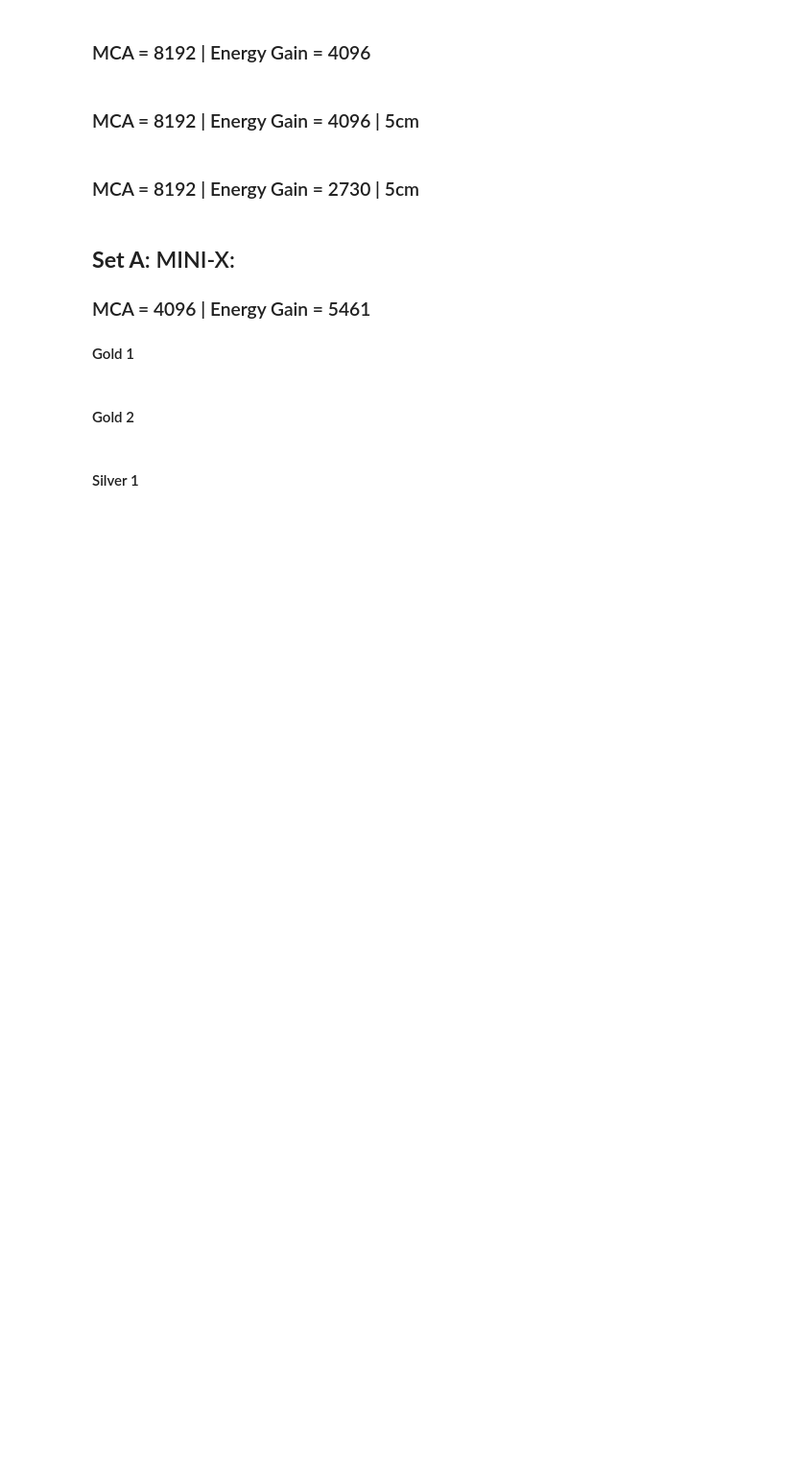
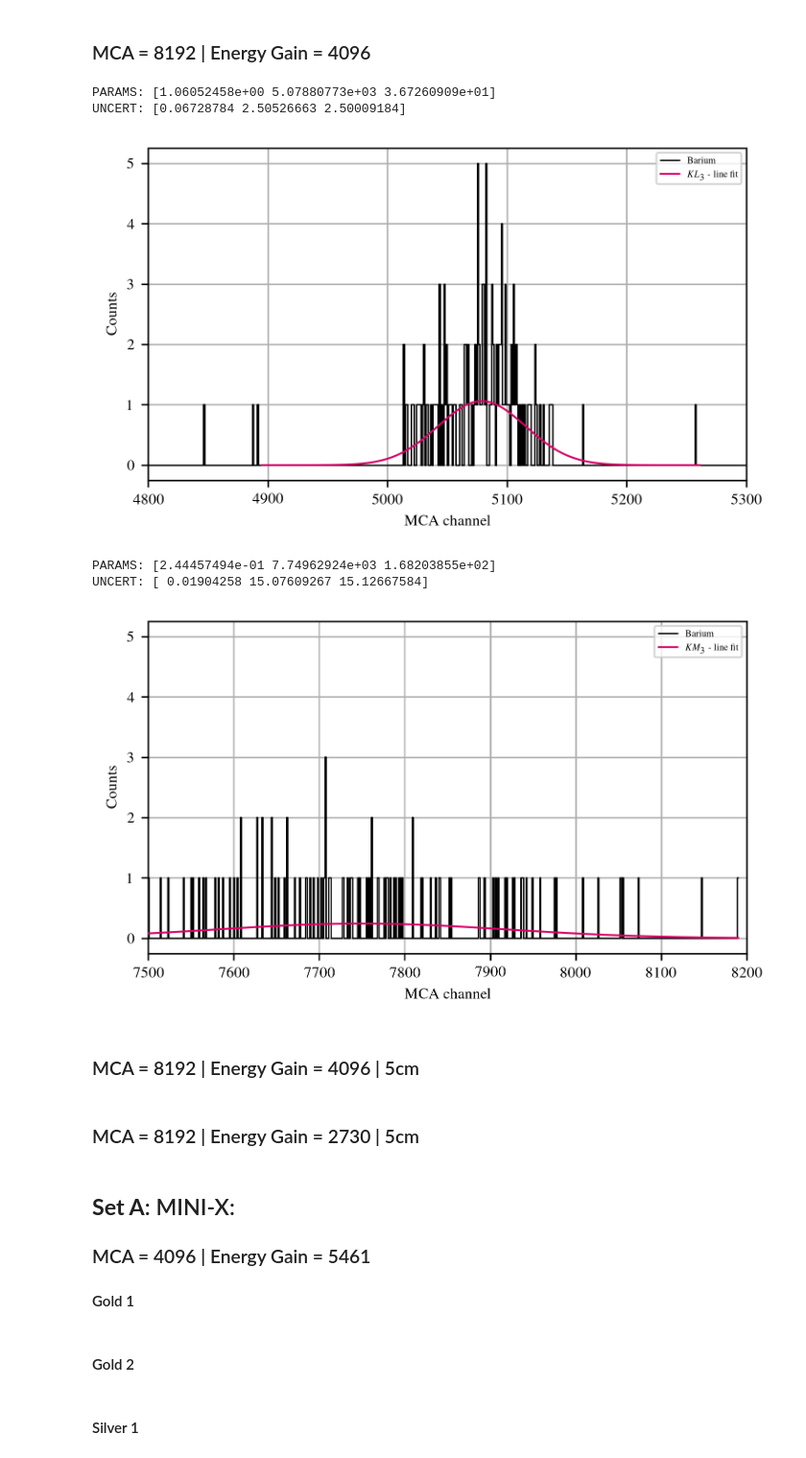
Before and after one commit to SirPhoenix007/IBA-Bonn, a Jupyter notebook: Study_2602_PIXEDetector/PIXE_results.ipynb, the cells around one changed output. Shown at 96% size. Drawn from its saved outputs; the diff is of its cells as text; code cells hidden in the pictures; blank space fills up the shorter version.

```diff
--- a/Study_2602_PIXEDetector/PIXE_results.ipynb
+++ b/Study_2602_PIXEDetector/PIXE_results.ipynb
@@ -370,7 +377,7 @@ all_peaks_one_measurement(file = file_to_analyze_Mo, peaks = init_val, xlim=xlim
 ### MCA = 8192 | Energy Gain = 4096
 # %%
 #------------ Terbium ------------#
-file_to_analyze_Tb = './/2026_02_27//20260227-144113.vspc'
+file_to_analyze_Tb = './/collected_data//2026_02_27//20260227-144113.vspc'
 
 init_val1 = [[6,6900,20], [12,7050,20], [4,7900,10]]
 init_val2 = [[10,980,8], [12,1100,8,4,1160,6]]
@@ -379,16 +386,16 @@ xlim2 = [900,1300]
 ylim1 = []
 ylim2 = []
 info1 = ['Terbium', '$KL_3$', '$KL_2$', '$KM_3$']
-info2 = ['Terbium', '$L_3M_5$', '$L_2M_4 + L_3N_5$']
+info2 = ['Terbium', '$L_3M_5$', '$L_2M_4 + L_1M_3$']
 gauss1 = ['single', 'single', 'single']
 gauss2 = ['single', 'double']
 
-all_peaks_one_measurement(file = file_to_analyze_Tb, peaks = init_val1, xlim=xlim1, ylim=ylim1, info=info1, col_flag=False, identifier='1', gauss_ident=gauss1)
-all_peaks_one_measurement(file = file_to_analyze_Tb, peaks = init_val2, xlim=xlim2, ylim=ylim2, info=info2, col_flag=False, identifier='2', gauss_ident=gauss2)
+# all_peaks_one_measurement(file = file_to_analyze_Tb, peaks = init_val1, xlim=xlim1, ylim=ylim1, info=info1, col_flag=False, identifier='1', gauss_ident=gauss1)
+# all_peaks_one_measurement(file = file_to_analyze_Tb, peaks = init_val2, xlim=xlim2, ylim=ylim2, info=info2, col_flag=False, identifier='2', gauss_ident=gauss2)
 # ------------ Terbium------------#
 
 #------------ Barium ------------#
-file_to_analyze_Ba = './/2026_02_27//20260227-142643.vspc'
+file_to_analyze_Ba = './/collected_data//2026_02_27//20260227-142643.vspc'
 
 init_val1 = [[3,5100,80]]
 init_val2 = [[3,7700,80]]
@@ -396,38 +403,45 @@ xlim1 = [4800,5300]
 xlim2 = [7500,8200]
 ylim1 = []
 ylim2 = []
 info1 = ['Barium', '$KL_3$']
 info2 = ['Barium', '$KM_3$']
 gauss1 = ['single']
 gauss2 = ['single']
 
 all_peaks_one_measurement(file = file_to_analyze_Ba, peaks = init_val1, xlim=xlim1, ylim=ylim1, info=info1, col_flag=False, identifier='1', gauss_ident=gauss1)
 all_peaks_one_measurement(file = file_to_analyze_Ba, peaks = init_val2, xlim=xlim2, ylim=ylim2, info=info2, col_flag=False, identifier='2', gauss_ident=gauss2)
 #------------ Barium ------------#
 
 #------------ Silber ------------#
-file_to_analyze_Ag = './/2026_02_27//20260227-143657.vspc'
+file_to_analyze_Ag = './/collected_data//2026_02_27//20260227-143657.vspc'
 
 init_val = [[70,3500,50], [20,3950,30,10,4000,20]]
 xlim = [3100,4200]
 ylim = []
-info = ['Silver', '$KL_3$', '$KM_2KM_3 + KN_{4,5}$']
+info = ['Silver', '$KL_3$', '$KM_2KM_3 + KN_{2,3}$']
 gauss = ['single', 'double']
 
-all_peaks_one_measurement(file = file_to_analyze_Ag, peaks = init_val, xlim=xlim, ylim=ylim, info=info, col_flag=True, identifier='0', gauss_ident=gauss)
+# all_peaks_one_measurement(file = file_to_analyze_Ag, peaks = init_val, xlim=xlim, ylim=ylim, info=info, col_flag=True, identifier='0', gauss_ident=gauss)
 #------------ Silber ------------#
 
 #------------ Molybdän ------------#
-file_to_analyze_Mo = './/2026_02_27//20260227-144952.vspc'
+file_to_analyze_Mo = './/collected_data//2026_02_27//20260227-144952.vspc'
 
 init_val = [[100,2800,40], [20,3100,20,5,3150,20]]
 xlim = [2500,3200]
 ylim = []
 info = ['Molybdenium', '$KL_2KL_3$', '$KM_3 + KM_{4,5}$']
 gauss = ['single', 'double']
 
-all_peaks_one_measurement(file = file_to_analyze_Mo, peaks = init_val, xlim=xlim, ylim=ylim, info=info, col_flag=True, identifier='0', gauss_ident=gauss)
+# all_peaks_one_measurement(file = file_to_analyze_Mo, peaks = init_val, xlim=xlim, ylim=ylim, info=info, col_flag=True, identifier='0', gauss_ident=gauss)
 #------------ Molybdän -----------#
+# %% [output]
+PARAMS: [1.06052458e+00 5.07880773e+03 3.67260909e+01]
+UNCERT: [0.06728784 2.50526663 2.50009184]
+[figure, added]
+PARAMS: [2.44457494e-01 7.74962924e+03 1.68203855e+02]
+UNCERT: [ 0.01904258 15.07609267 15.12667584]
+[figure, added]
 # %% [markdown]
 ### MCA = 8192 | Energy Gain = 4096 | 5cm
 # %%
```
Also changed, not shown: parts of 2 cells of this notebook, 43 other files.
